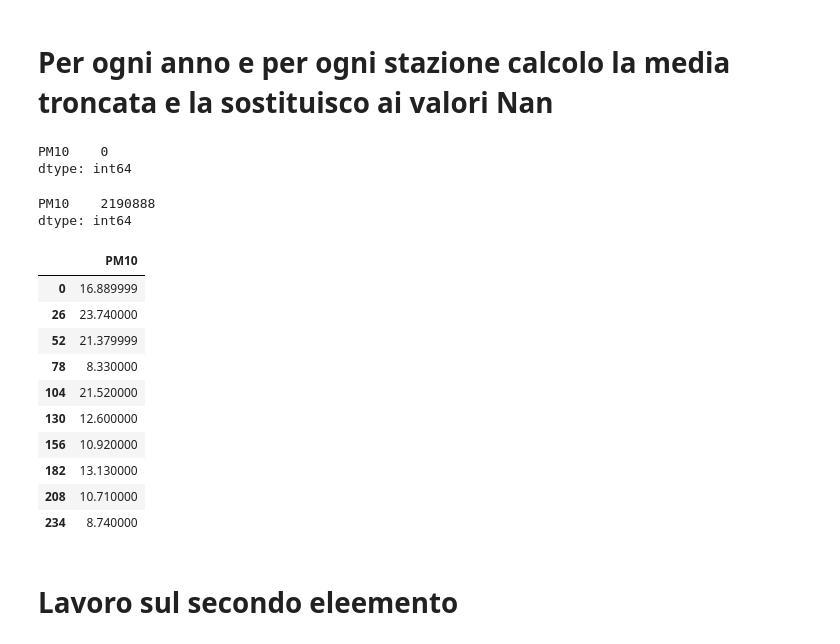
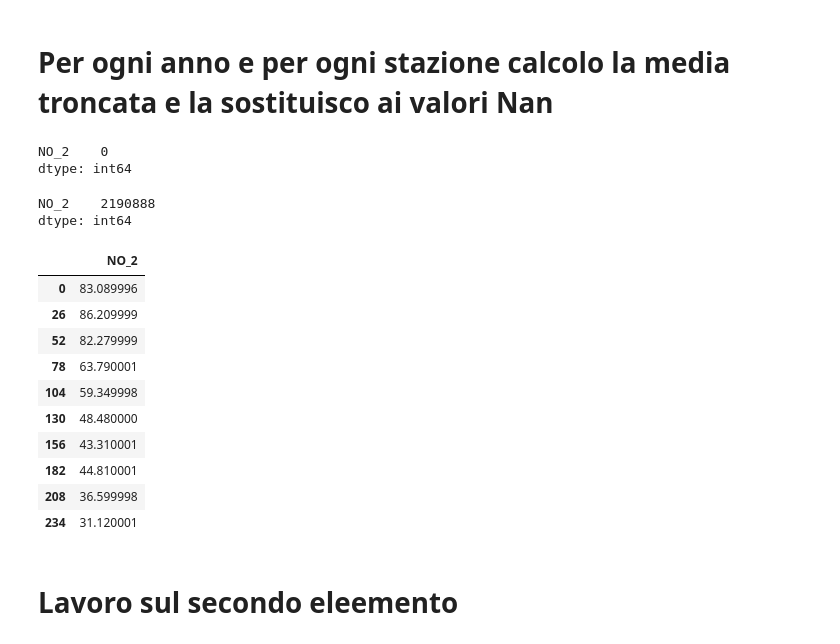
Before and after one commit to ChiaraAmalia/DataScience2Project, a Jupyter notebook: clusterJupy.ipynb, the cells around one changed output. Saved outputs shown, nothing was run; the diff lists cells and outputs as text; code cells hidden in the pictures.

```diff
--- a/clusterJupy.ipynb
+++ b/clusterJupy.ipynb
@@ -83,48 +86,55 @@ None
 # %% [markdown]
 # Per ogni anno e per ogni stazione calcolo la media troncata e la sostituisco ai valori Nan
 # %%
-full = pd.Series()
+full1 = pd.Series()
 time=['2008','2009','2010','2011','2012','2013','2014','2015','2016','2017','2018']
 for d in time:
-    fullYear = pd.Series()
+    full1Year = pd.Series()
     madrid = pd.read_csv(path+"\madrid_"+d+".csv")
     stazioni = madrid['station'].unique()
     #display(stazioni)
     for y in stazioni:
         onlyOne=madrid[madrid["station"].astype(str).str.contains(str(y))]
         copy = onlyOne.copy()
-        newValue= stats.trim_mean(copy['PM10'].dropna().values,0.05) # La faccio qui
-        onlyOne = onlyOne['PM10'].fillna(newValue) # Questo mette la media al posto dei nulli
-        fullYear = pd.concat([fullYear,onlyOne])
-    if(fullYear.isna().sum() != 0):
-        copy = fullYear.copy()
+        newValue= stats.trim_mean(copy['NO_2'].dropna().values,0.05) # La faccio qui
+        onlyOne = onlyOne['NO_2'].fillna(newValue) # Questo mette la media al posto dei nulli
+
+        '''if(not math.isnan(newValue)):
+             full1 = pd.concat([full1,onlyOne])'''
+        if(True):
+            full1Year = pd.concat([full1Year,onlyOne])
+    if(full1Year.isna().sum() != 0):
+        copy = full1Year.copy()
         newValue= stats.trim_mean(copy.dropna().values,0.05)
-        fullYear = fullYear.fillna(newValue)
-        full = pd.concat([full,fullYear])
+        full1Year = full1Year.fillna(newValue)
+        full1 = pd.concat([full1,full1Year])
     else:
-        full = pd.concat([full,fullYear])
+        full1 = pd.concat([full1,full1Year])
 
-df = full.to_frame(name='PM10')
+    #full1 = pd.concat([full1,full1Year])
+
+
+df = full1.to_frame(name='NO_2')
 display(df.isna().sum())
 display(df.count())
 
 display(df.head(10))
 # %% [output]
-PM10    0
+NO_2    0
 dtype: int64
-PM10    2190888
+NO_2    2190888
 dtype: int64
-|  | PM10 |
-| 0 | 16.889999 |
-| 26 | 23.740000 |
-| 52 | 21.379999 |
-| 78 | 8.330000 |
-| 104 | 21.520000 |
-| 130 | 12.600000 |
-| 156 | 10.920000 |
-| 182 | 13.130000 |
-| 208 | 10.710000 |
-| 234 | 8.740000 |
+|  | NO_2 |
+| 0 | 83.089996 |
+| 26 | 86.209999 |
+| 52 | 82.279999 |
+| 78 | 63.790001 |
+| 104 | 59.349998 |
+| 130 | 48.480000 |
+| 156 | 43.310001 |
+| 182 | 44.810001 |
+| 208 | 36.599998 |
+| 234 | 31.120001 |
 # %% [markdown]
 # Lavoro sul secondo eleemento
 # %%
```
Also changed, not shown: parts of 10 cells of this notebook.
